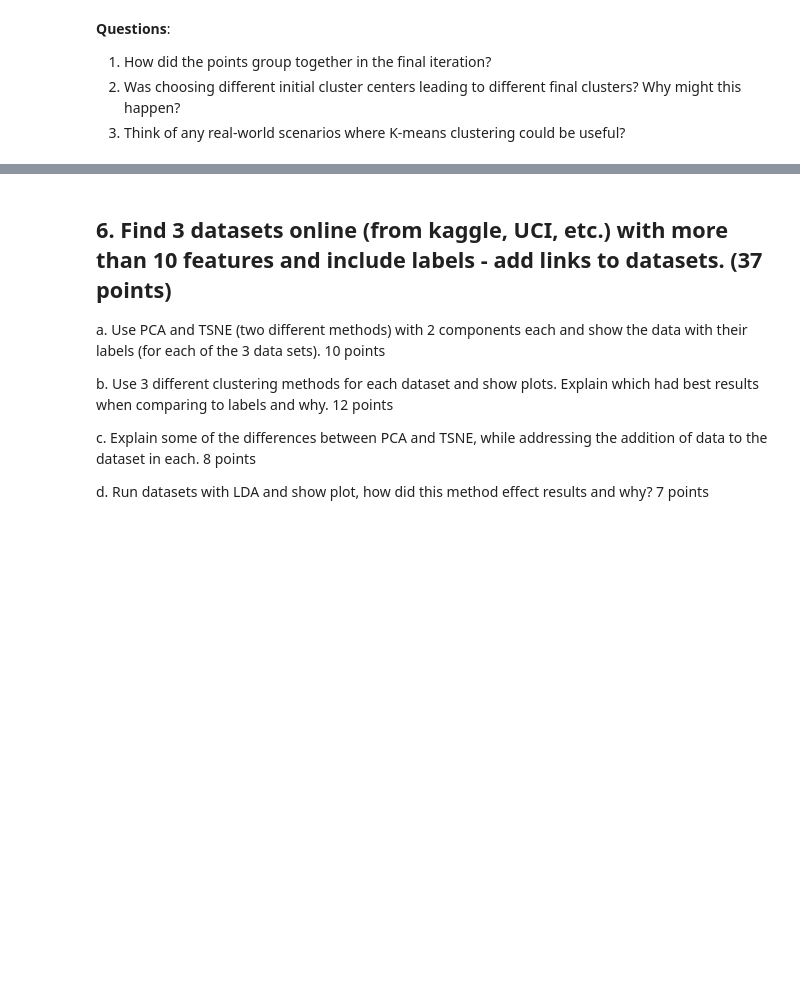
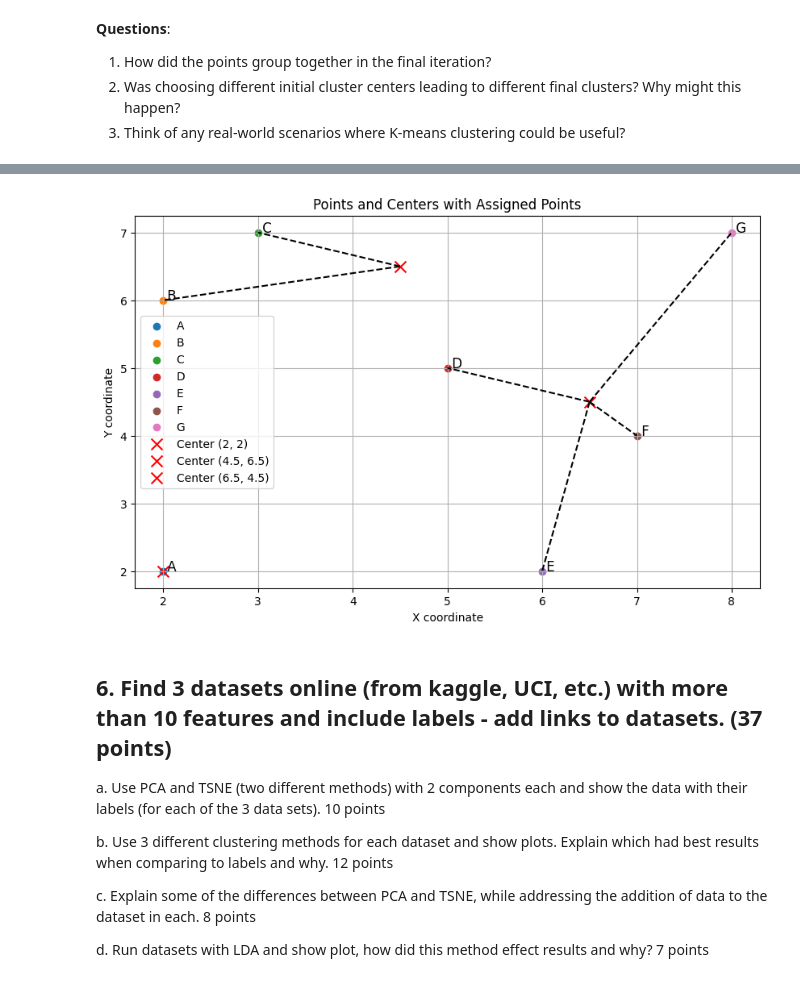
Before and after one commit to tetrukavi/machine_learning_bgu, a Jupyter notebook: ML_ex1_Unsupervised avichai.ipynb, the cells around one changed output, grey strips where cells are left out. Saved outputs shown, nothing was run; the diff lists cells and outputs as text; code cells hidden in the pictures; blank space fills up the shorter version.

```diff
--- a/ML_ex1_Unsupervised avichai.ipynb
+++ b/ML_ex1_Unsupervised avichai.ipynb
@@ -177,3 +206,43 @@ You are given the following two-dimensional points: <br>
+# %%
+# Points and centers
+points = {
+    'A': (2, 2),
+    'B': (2, 6),
+    'C': (3, 7),
+    'D': (5, 5),
+    'E': (6, 2),
+    'F': (7, 4),
+    'G': (8, 7)
+}
+centers = {
+    (2, 2): ['A'],
+    (4.5, 6.5): ['B', 'C'],
+    (6.5, 4.5): ['D', 'E', 'F', 'G']
+}
+
+# Plotting the points and centers
+plt.figure(figsize=(10, 6))
+
+# Plot points
+for point, coord in points.items():
+    plt.scatter(*coord, label=point)
+    plt.text(coord[0], coord[1], f' {point}', fontsize=12)
+
+# Plot centers and their assigned points
+for center, assigned_points in centers.items():
+    plt.scatter(*center, color='red', marker='x', s=100, label=f'Center {center}')
+    for point in assigned_points:
+        point_coord = points[point]
+        plt.plot([center[0], point_coord[0]], [center[1], point_coord[1]], 'k--')
+
+plt.xlabel('X coordinate')
+plt.ylabel('Y coordinate')
+plt.title('Points and Centers with Assigned Points')
+plt.legend()
+plt.grid(True)
+plt.show()
+# %% [output]
+[figure, added]
 # %% [markdown]
 ## 6. Find 3 datasets online (from kaggle, UCI, etc.) with more than 10 features and include labels - add links to datasets. (37 points)
 
```
Also changed, not shown: parts of 10 cells of this notebook.
